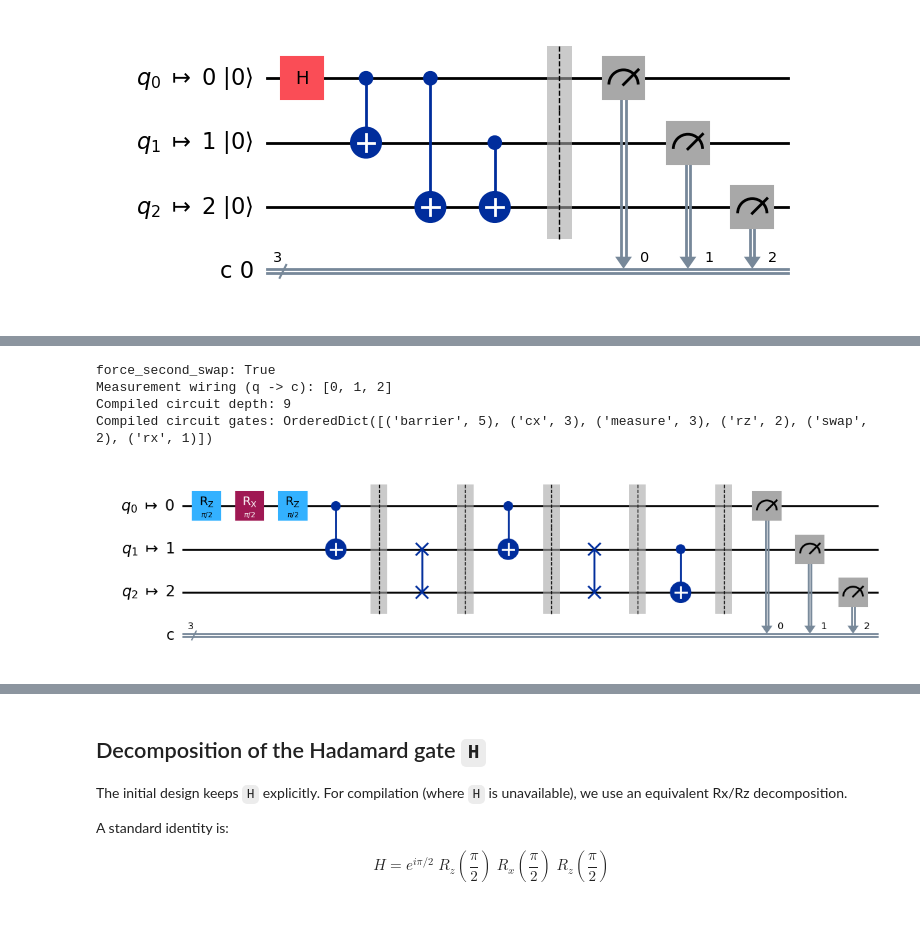
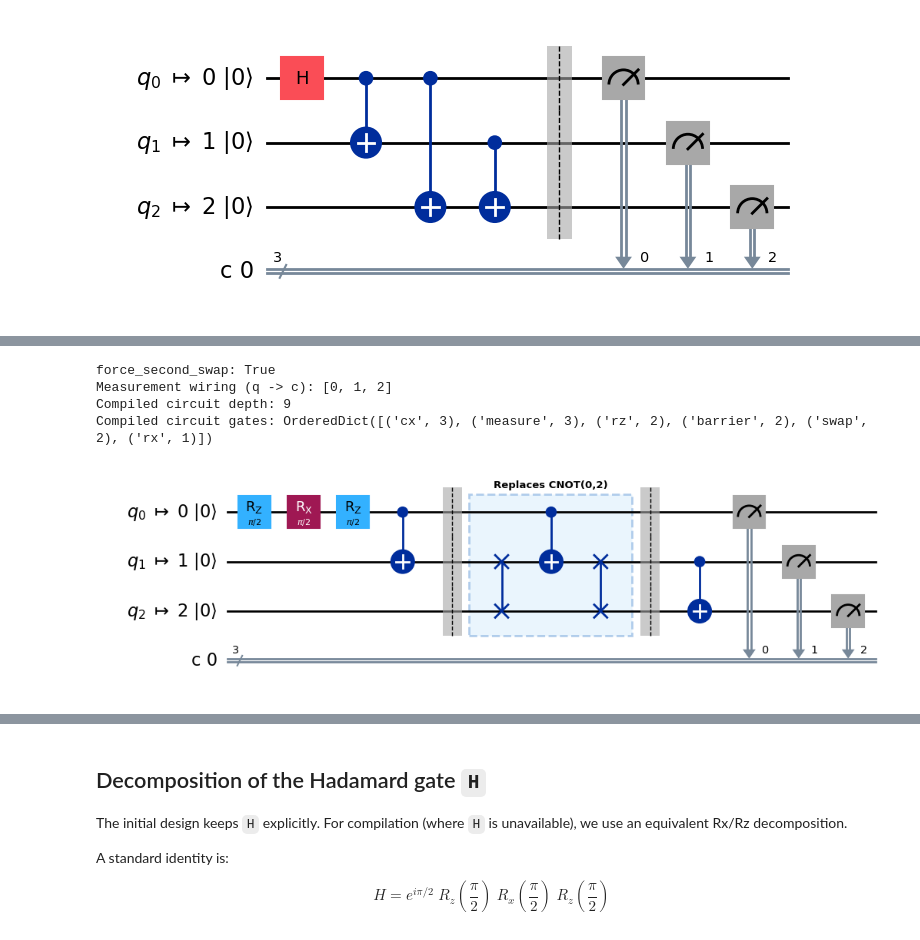
Before and after one commit to amacaluso/quantum-compilation-noise-demo, a Jupyter notebook: Compilation Example.ipynb, the cells around one changed output, grey strips where cells are left out. Drawn from its saved outputs; the diff is of its cells as text; code cells hidden in the pictures.

```diff
--- a/Compilation Example.ipynb
+++ b/Compilation Example.ipynb
@@ -5,6 +5,7 @@ from qiskit.converters import circuit_to_dag
 from matplotlib.patches import Rectangle
 from IPython.display import display
 import matplotlib.pyplot as plt
+import re
 
 # Build computation as a named block
 compute = QuantumCircuit(3, name="Gate computation")
@@ -33,6 +34,10 @@ qc_for_draw = transpile(
 fig = qc_for_draw.draw("mpl", with_layout=True, fold=-1, initial_state=True, cregbundle=True)
 ax = fig.axes[0]
 fig.canvas.draw()
+
+# Keep q_0, q_1, q_2 and arrows, but remove mapped indices after arrows
+for text_obj in list(ax.texts) + list(ax.get_yticklabels()):
+    text_obj.set_text(re.sub(r"(q_\d+\s*->)\s*\d+", r"\1", text_obj.get_text()))
 
 # Compute layer ranges for computation vs measurement boxes
 dag = circuit_to_dag(qc_for_draw)
@@ -70,7 +75,7 @@ cx0, cx1 = layer_to_x(comp_start, comp_end)
 mx0, mx1 = layer_to_x(first_measure, last_measure)
 
 # Manual position offsets (axes coordinates: 0..1)
-comp_dx = 0.23    # +right, -left (Gate computation box)
+comp_dx = 0.22    # +right, -left (Gate computation box)
 comp_dy = 0.10      # +up, -down (Gate computation box)
 comp_width_delta = -0.5  # +wider, -narrower (Gate computation box)
 meas_dx = -0.08      # +right, -left (Measurement box)
@@ -126,4 +355,6 @@ plt.close(fig)
 # %%
+import re
+
 # Build computation as a named block
 compute = QuantumCircuit(3, name="Gate computation")
 compute.h(0)
@@ -152,6 +383,10 @@ fig = qc_for_draw.draw("mpl", with_layout=True, fold=-1, initial_state=True, cre
 ax = fig.axes[0]
 fig.canvas.draw()
 
+# Keep q_0, q_1, q_2 and arrows, but remove mapped indices after arrows
+for text_obj in list(ax.texts) + list(ax.get_yticklabels()):
+    text_obj.set_text(re.sub(r"(q_\d+\s*->)\s*\d+", r"\1", text_obj.get_text()))
+
 display(fig)
 plt.close(fig)
 # %% [output]
@@ -229,6 +464,7 @@ from matplotlib.patches import Rectangle
 from IPython.display import display
 import numpy as np
 import matplotlib.pyplot as plt
+import re
 
 # 3-qubit hardware with limited connectivity: 0 <-> 1 <-> 2
 coupling_map = CouplingMap([[0, 1], [1, 0], [1, 2], [2, 1]])
@@ -253,13 +489,10 @@ if force_second_swap:
     # Manual routing for logical CX(0,2) on 0-1-2 chain, explicitly swapping back
     qc_for_compile.barrier()
     qc_for_compile.swap(1, 2)
-    qc_for_compile.barrier()
     qc_for_compile.cx(0, 1)
-    qc_for_compile.barrier()
     qc_for_compile.swap(1, 2)  # explicit second SWAP (swap-back)
     qc_for_compile.barrier()
     qc_for_compile.cx(1, 2)    # original logical final CX after mapping is restored
-    qc_for_compile.barrier()
 else:
     # Let transpiler route automatically
     qc_for_compile.cx(0, 2)
@@ -286,9 +519,13 @@ print("Compiled circuit depth:", compiled_qc.depth())
 print("Compiled circuit gates:", compiled_qc.count_ops())
 
 # Draw compiled circuit and highlight both 3-CNOT SWAP implementations
-fig = compiled_qc.draw("mpl", with_layout=True, fold=-1, cregbundle=True)
+fig = compiled_qc.draw("mpl", with_layout=True, initial_state=True, fold=-1, cregbundle=True)
 ax = fig.axes[0]
 fig.canvas.draw()
+
+# Keep q_0, q_1, q_2 and arrows, but remove mapped indices after arrows
+for text_obj in list(ax.texts) + list(ax.get_yticklabels()):
+    text_obj.set_text(re.sub(r"(q_\d+\s*->)\s*\d+", r"\1", text_obj.get_text()))
 
 dag = circuit_to_dag(compiled_qc)
 layers = list(dag.layers())
@@ -323,32 +560,78 @@ if swap_cx_layers:
             if len(run) == 3:
                 swap_runs.append(run)
             run = [idx]
     if len(run) == 3:
         swap_runs.append(run)
 
 def layer_to_x(l0, l1, pad=0.22):
     x0 = (l0 - pad) / n_layers
     x1 = (l1 + 1 + pad) / n_layers
     return max(0.01, x0), min(0.99, x1)
 
 # Add boxes around both SWAP(1,2) decompositions (3 CNOT each)
 y0_box, h_box = 0.24, 0.44
 for run in swap_runs[:2]:
     x0_box, x1_box = layer_to_x(run[0], run[-1])
     swap_box = Rectangle(
         (x0_box, y0_box), x1_box - x0_box, h_box,
         transform=ax.transAxes,
         facecolor="#bbdefb", alpha=0.22,
         edgecolor="#1565c0", linewidth=2.0, linestyle="--",
         zorder=0,
     )
     ax.add_patch(swap_box)
 
+
+
+# Explicit tuning knobs for movement and size
+note_dx = 0.00  # +right, -left
+note_dy = 0.00  # +up, -down
+note_dw = 0.00  # +wider, -narrower
+note_dh = 0.00  # +taller, -shorter
+
+# Text fine-tuning (always above the box)
+note_text_dx = 0.00
+note_text_dy = 0.02  # gap above box
+
+# Blue explanatory box (same style family as decomposition boxes).
+# Base position and size
+note_x0 = 0.47
+note_y0 = 0.25
+note_w = 0.21
+note_h = 0.65
+
+
+nx0 = note_x0 + note_dx
+ny0 = note_y0 + note_dy
+nw = note_w + note_dw
+nh = note_h + note_dh
+
+# Keep the note visible and with minimum size
+nw = max(0.08, nw)
+nh = max(0.04, nh)
+nx0 = min(max(0.01, nx0), 0.99 - nw)
+ny0 = min(max(0.01, ny0), 0.99 - nh)
+
+swap_reason_box = Rectangle(
+    (nx0, ny0), nw, nh,
+    transform=ax.transAxes,
+    facecolor="#bbdefb", alpha=0.30,
+    edgecolor="#1565c0", linewidth=2.0, linestyle="--",
+    zorder=0,
+ )
+ax.add_patch(swap_reason_box)
+ax.text(
+    (nx0 + nw / 2) + note_text_dx, (ny0 + nh) + note_text_dy,
+    "Replaces CNOT(0,2)",
+    transform=ax.transAxes, ha="center", va="bottom",
+    fontsize=9.5, fontweight="bold", color="black"
+ )
+
 display(fig)
 plt.close(fig)
 # %% [output]
 force_second_swap: True
 Measurement wiring (q -> c): [0, 1, 2]
 Compiled circuit depth: 9
-Compiled circuit gates: OrderedDict([('barrier', 5), ('cx', 3), ('measure', 3), ('rz', 2), ('swap', 2), ('rx', 1)])
+Compiled circuit gates: OrderedDict([('cx', 3), ('measure', 3), ('rz', 2), ('barrier', 2), ('swap', 2), ('rx', 1)])
-[figure, old version]
+[figure, new version]
```
Also changed, not shown: parts of 12 cells of this notebook, 1 other file.
